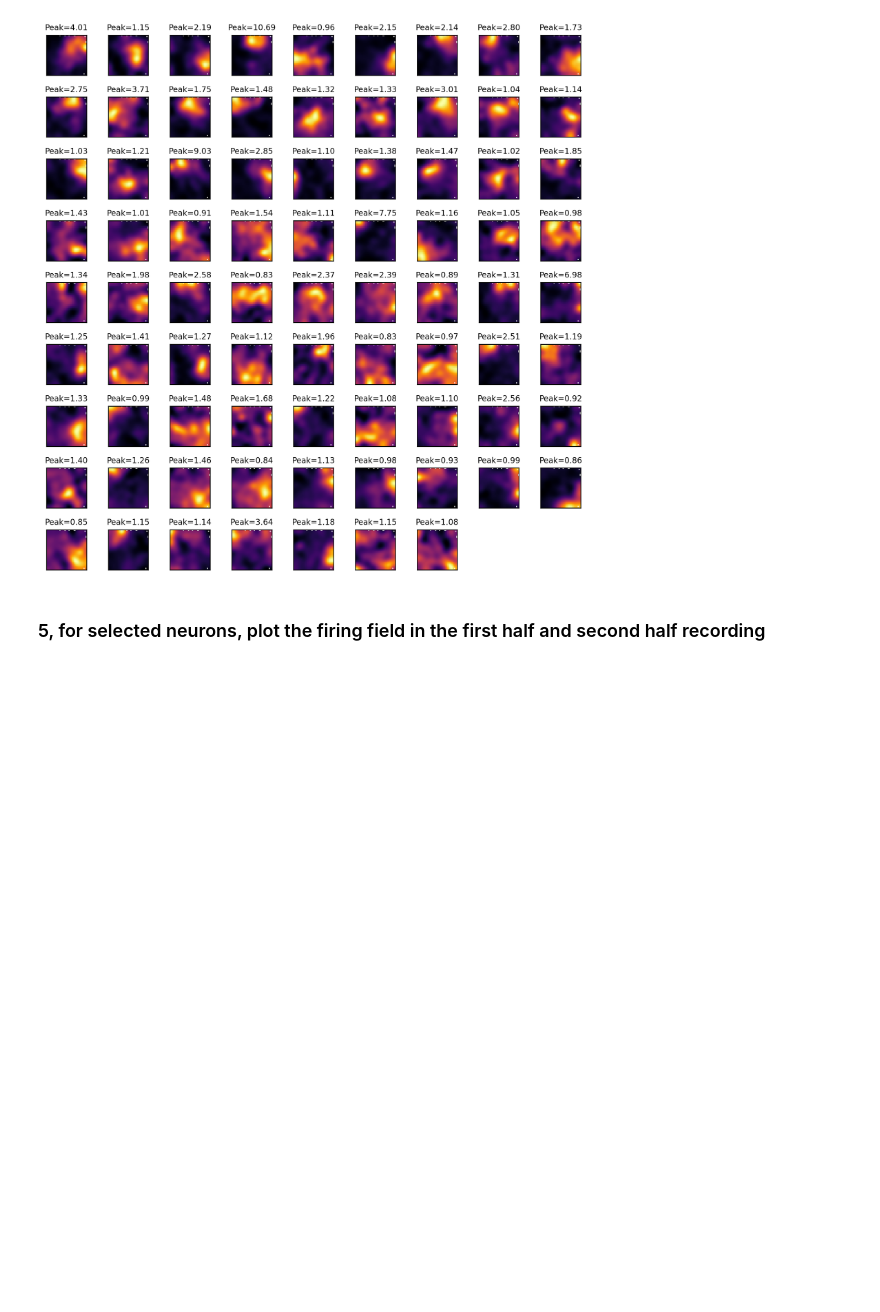
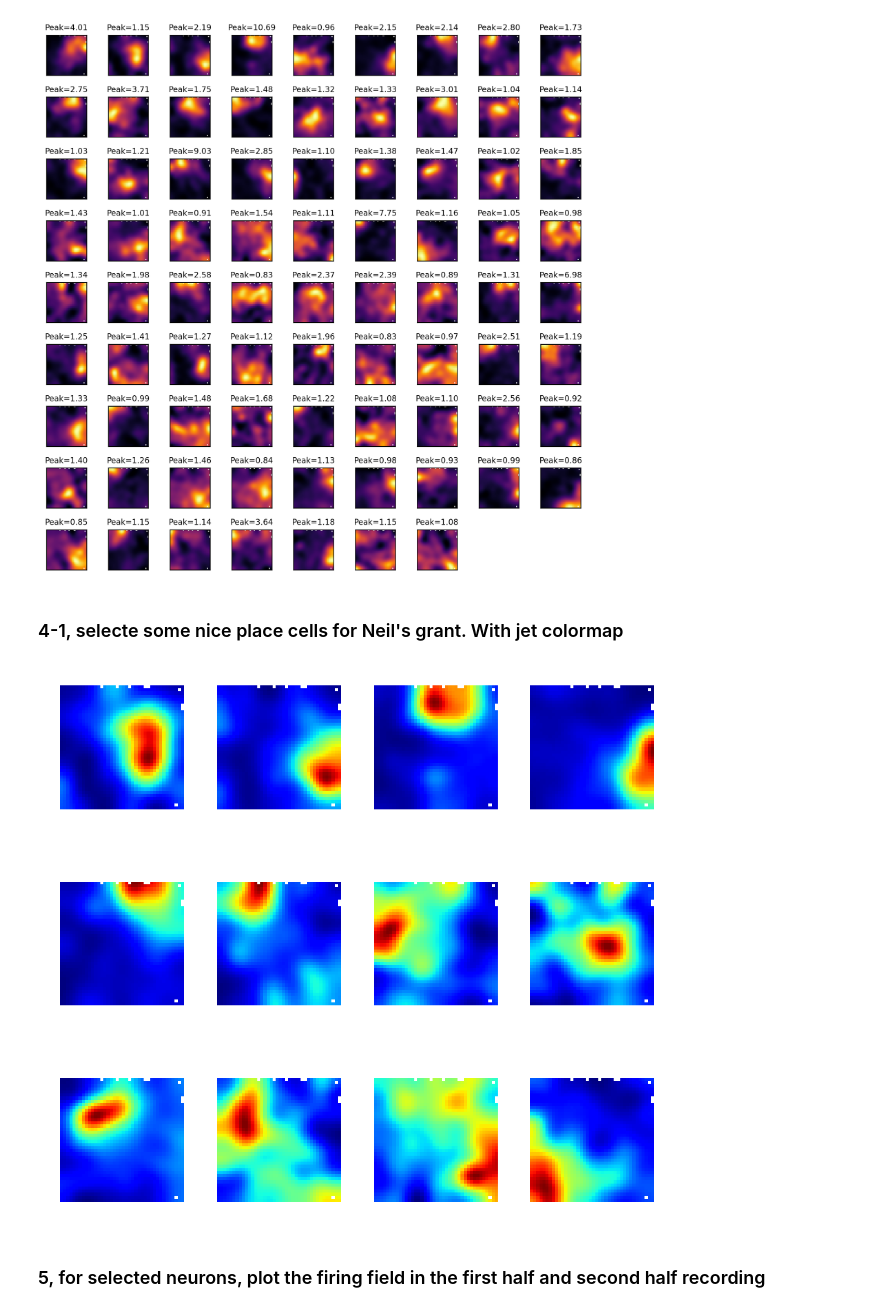
Before and after one commit to ZilongJi/2D2P, a Jupyter notebook: analysis_notebook/getfiringfield.ipynb, the cells around one changed output. Saved outputs shown, nothing was run; the diff lists cells and outputs as text; code cells hidden in the pictures; blank space fills up the shorter version.

Commit message:
make paper figures

```diff
--- a/analysis_notebook/getfiringfield.ipynb
+++ b/analysis_notebook/getfiringfield.ipynb
@@ -228,7 +228,7 @@ for i, key in enumerate(cell_idx):
 #save SIC_real_all, SIC_shuffle_all, and potentialPC_maps into one pickle file in savefolder
 savefolder = os.path.join(datafolder, 'UnrotTiff', '2D2P')
 Potential_PC_results = {'SIC_real_all':SIC_real_all, 'SIC_shuffle_all':SIC_shuffle_all, 'potentialPC_maps':potentialPC_maps}
-with open(os.path.join(savefolder, 'Potential_PC_results.pickle'), 'wb') as f:
+with open(os.path.join(savefolder, 'Potential_PC_results_classifier13112023.pickle'), 'wb') as f:
     pickle.dump(Potential_PC_results, f)
 # %% [output]
 Getting tuning map of cell 0
@@ -307,6 +307,49 @@ savefolder = os.path.join(datafolder, 'UnrotTiff', '2D2P')
 plt.savefig(os.path.join(savefolder, 'potentialPC_tuningmaps_all.pdf'), dpi=300, bbox_inches='tight')
 # %% [output]
 [figure]
+# %% [markdown]
+### 4-1, selecte some nice place cells for Neil's grant. With jet colormap
+# %%
+keys = potentialPC_maps.keys();
+#to numpy array
+keys = np.array(list(keys))
+selected_keys = [keys[i] for i in [1,2,3,5,6,7,10,14,24,29,30,33]]
+
+#plot all valid maps in subplots
+num = len(selected_keys)
+#calculate the number of rows and columns, make cols 2 times of rows
+rows = 3
+cols = 4
+
+#
+labelsize = 10
+ticksize = 8
+
+#set the figure size
+plt.figure(figsize=(3,3), dpi=300)
+
+N=9
+
+for i, k in enumerate(selected_keys):
+    v = potentialPC_maps[k]
+    plt.subplot(rows, cols, i+1)
+    plt.imshow(v, cmap='jet')
+    #ticks off
+    plt.xticks([]); plt.yticks([])
+    #axis off
+    plt.axis('off')
+    #add peak value as title of each subplot, and move it down a little bit
+    peak = np.nanmax(v)
+    plt.title('Peak={:.2f}'.format(peak), fontsize=ticksize, pad=0, color='#666666')
+    #plt.title('         {:.2f}'.format(peak), fontsize=ticksize, pad=5, color='#666666')
+
+plt.tight_layout()
+
+#save
+savefolder = os.path.join(datafolder, 'UnrotTiff', '2D2P')
+plt.savefig(os.path.join(savefolder, 'potentialPC_tuningmaps_neil_grant.pdf'), dpi=300, bbox_inches='tight')
+# %% [output]
+[figure, added]
 # %% [markdown]
 ### 5, for selected neurons, plot the firing field in the first half and second half recording
 # %%
```
Also changed, not shown: parts of 1 cell of this notebook, 31 other files.
